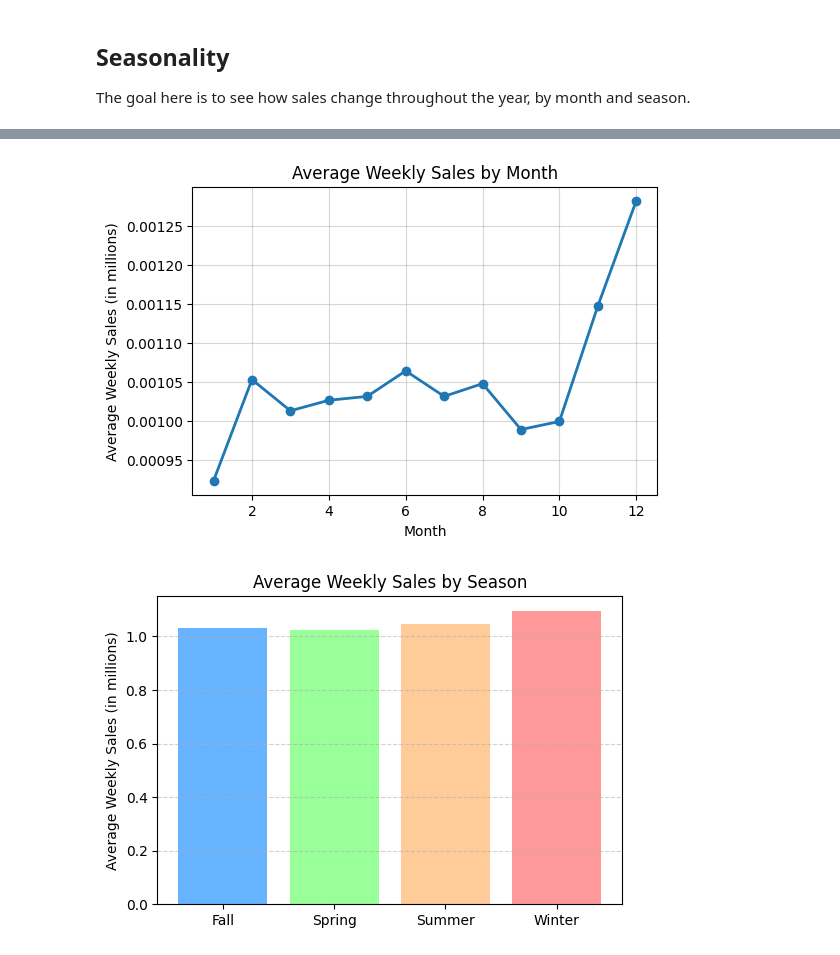
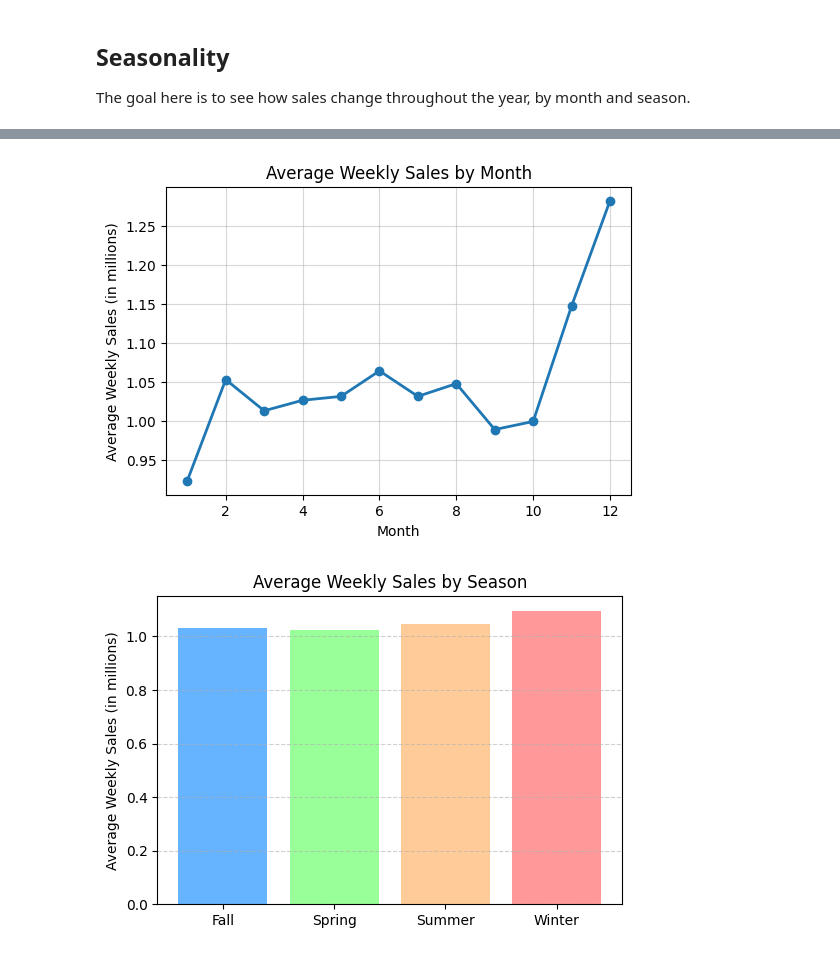
Before and after one commit to freddieguo/guofreddie, a Jupyter notebook: walmart_project/notebook/walmart_analysis.ipynb, the cells around one changed output, grey strips where cells are left out. Cells and saved outputs as stored; diff of their text form; code cells hidden in the pictures.

```diff
--- a/walmart_project/notebook/walmart_analysis.ipynb
+++ b/walmart_project/notebook/walmart_analysis.ipynb
@@ -307,14 +278,14 @@ Monthly Summary:
 # %%
 # Average Monthly Sales
 plt.figure(figsize=(6,4))
-plt.plot(monthly_summary["Month"], monthly_summary["avg_sales"]/1e9, marker="o", linewidth=2)
+plt.plot(monthly_summary["Month"], monthly_summary["avg_sales"]/1e6, marker="o", linewidth=2)
 plt.title("Average Weekly Sales by Month")
 plt.xlabel("Month")
 plt.ylabel("Average Weekly Sales (in millions)")
 plt.grid(alpha=0.5)
 plt.show()
 # %% [output]
-[figure, old version]
+[figure, new version]
 # %%
 # Average Seasonal Sales
 plt.figure(figsize=(6,4))
```
Also changed, not shown: parts of 10 cells of this notebook.
